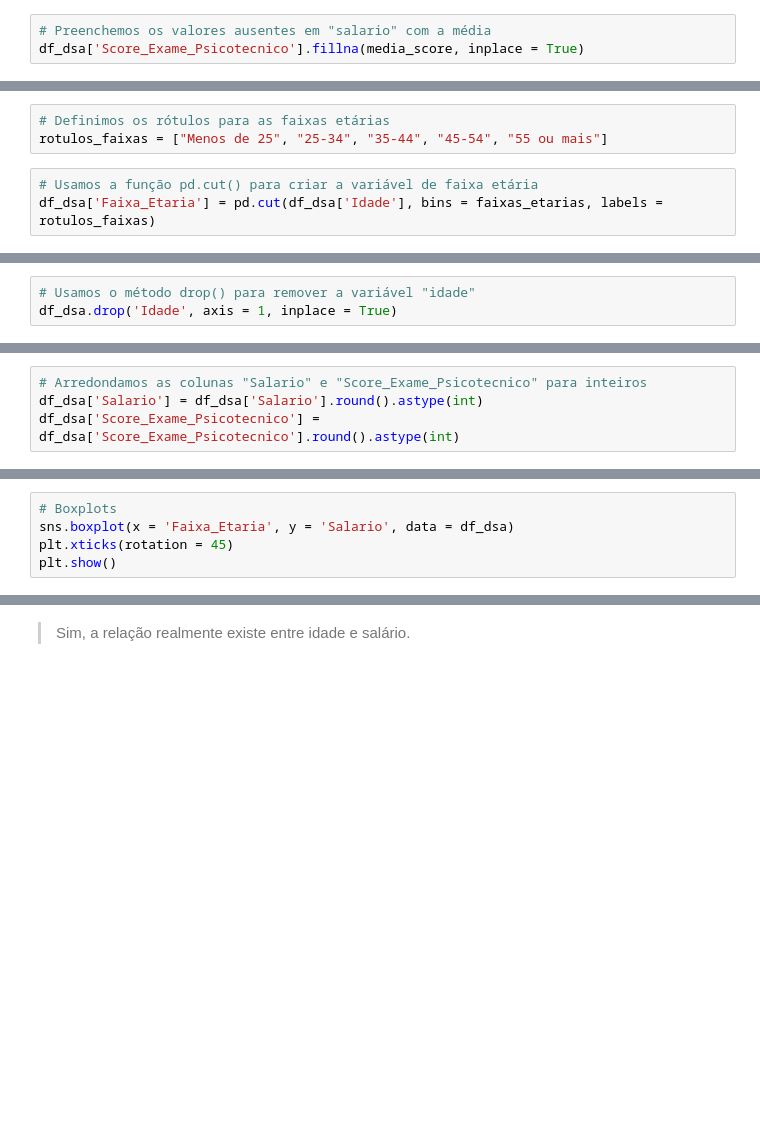
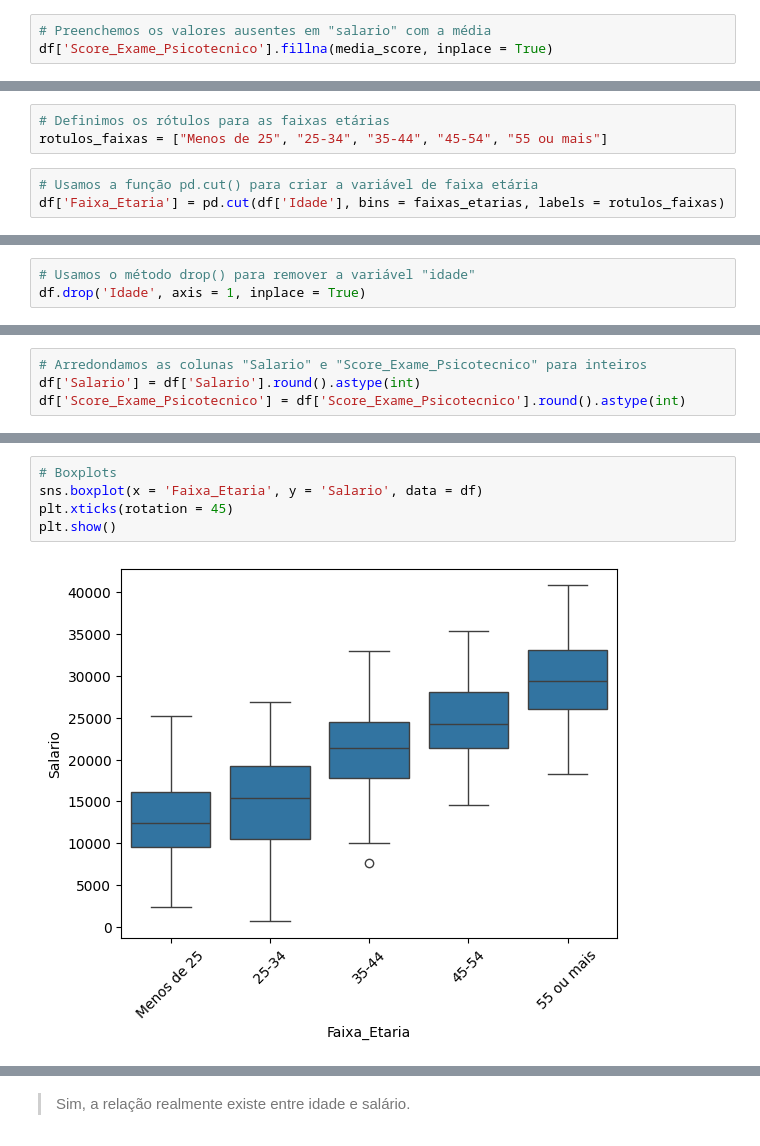
Before and after one commit to clenio77/my-data-analyst, a Jupyter notebook: Capitulo04/DSA-Projeto2.ipynb, the cells around one changed output, grey strips where cells are left out. Drawn from its saved outputs; the diff is of its cells as text; blank space fills up the shorter version.

```diff
--- a/Capitulo04/DSA-Projeto2.ipynb
+++ b/Capitulo04/DSA-Projeto2.ipynb
@@ -415,5 +430,5 @@ media_score = df_dsa['Score_Exame_Psicotecnico'].mean()
 # %%
 # Preenchemos os valores ausentes em "salario" com a média
-df_dsa['Score_Exame_Psicotecnico'].fillna(media_score, inplace = True)
+df['Score_Exame_Psicotecnico'].fillna(media_score, inplace = True)
 # %%
 # Usamos o método isna() para verificar valores ausentes em cada coluna
@@ -433,5 +462,5 @@ faixas_etarias = [0, 25, 35, 45, 55, float('inf')]
 rotulos_faixas = ["Menos de 25", "25-34", "35-44", "45-54", "55 ou mais"]
 # %%
 # Usamos a função pd.cut() para criar a variável de faixa etária
-df_dsa['Faixa_Etaria'] = pd.cut(df_dsa['Idade'], bins = faixas_etarias, labels = rotulos_faixas)
+df['Faixa_Etaria'] = pd.cut(df['Idade'], bins = faixas_etarias, labels = rotulos_faixas)
 # %%
@@ -441,4 +491,4 @@ df_dsa.info()
 # %%
 # Usamos o método drop() para remover a variável "idade"
-df_dsa.drop('Idade', axis = 1, inplace = True)
+df.drop('Idade', axis = 1, inplace = True)
 # %%
@@ -446,5 +503,5 @@ df_dsa.head()
 # %%
 # Arredondamos as colunas "Salario" e "Score_Exame_Psicotecnico" para inteiros
-df_dsa['Salario'] = df_dsa['Salario'].round().astype(int)
-df_dsa['Score_Exame_Psicotecnico'] = df_dsa['Score_Exame_Psicotecnico'].round().astype(int)
+df['Salario'] = df['Salario'].round().astype(int)
+df['Score_Exame_Psicotecnico'] = df['Score_Exame_Psicotecnico'].round().astype(int)
 # %%
@@ -462,8 +552,10 @@ mediana_salario_por_faixa_etaria
 # %%
 # Boxplots
-sns.boxplot(x = 'Faixa_Etaria', y = 'Salario', data = df_dsa)
+sns.boxplot(x = 'Faixa_Etaria', y = 'Salario', data = df)
 plt.xticks(rotation = 45)
 plt.show()
+# %% [output]
+[figure, added]
 # %%
 # Teste ANOVA
 
```
Also changed, not shown: parts of 20 cells of this notebook, 4 other files.
